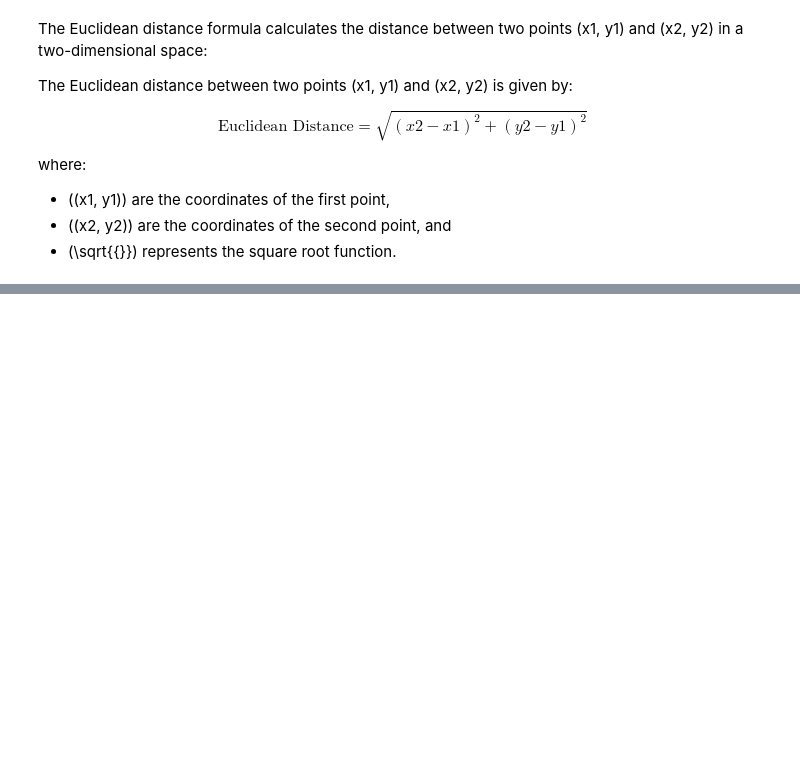
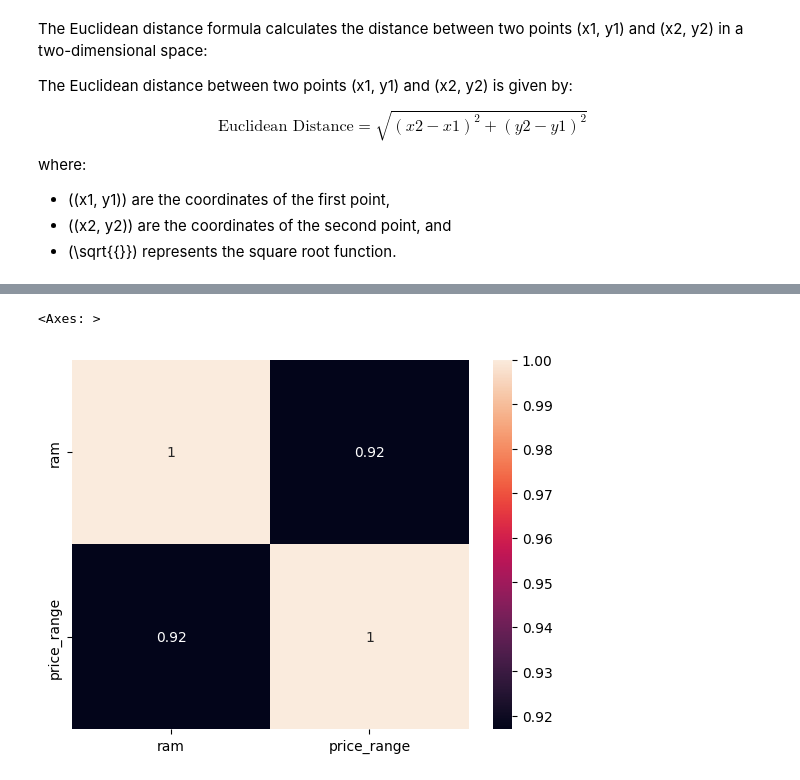
Before and after one commit to Dhanesh20/Python, a Jupyter notebook: maam lecture.ipynb, the cells around one changed output, grey strips where cells are left out. Cells and saved outputs as stored; diff of their text form; code cells hidden in the pictures; blank space fills up the shorter version.

```diff
--- a/maam lecture.ipynb
+++ b/maam lecture.ipynb
@@ -1000,0 +1193,5 @@ where:
+# %%
+sns.heatmap(data=df5[high_corr_feature].corr(),annot=True)
+# %% [output]
+<Axes: >
+[figure, added]
```
Also changed, not shown: parts of 89 cells of this notebook, 3 other files.
